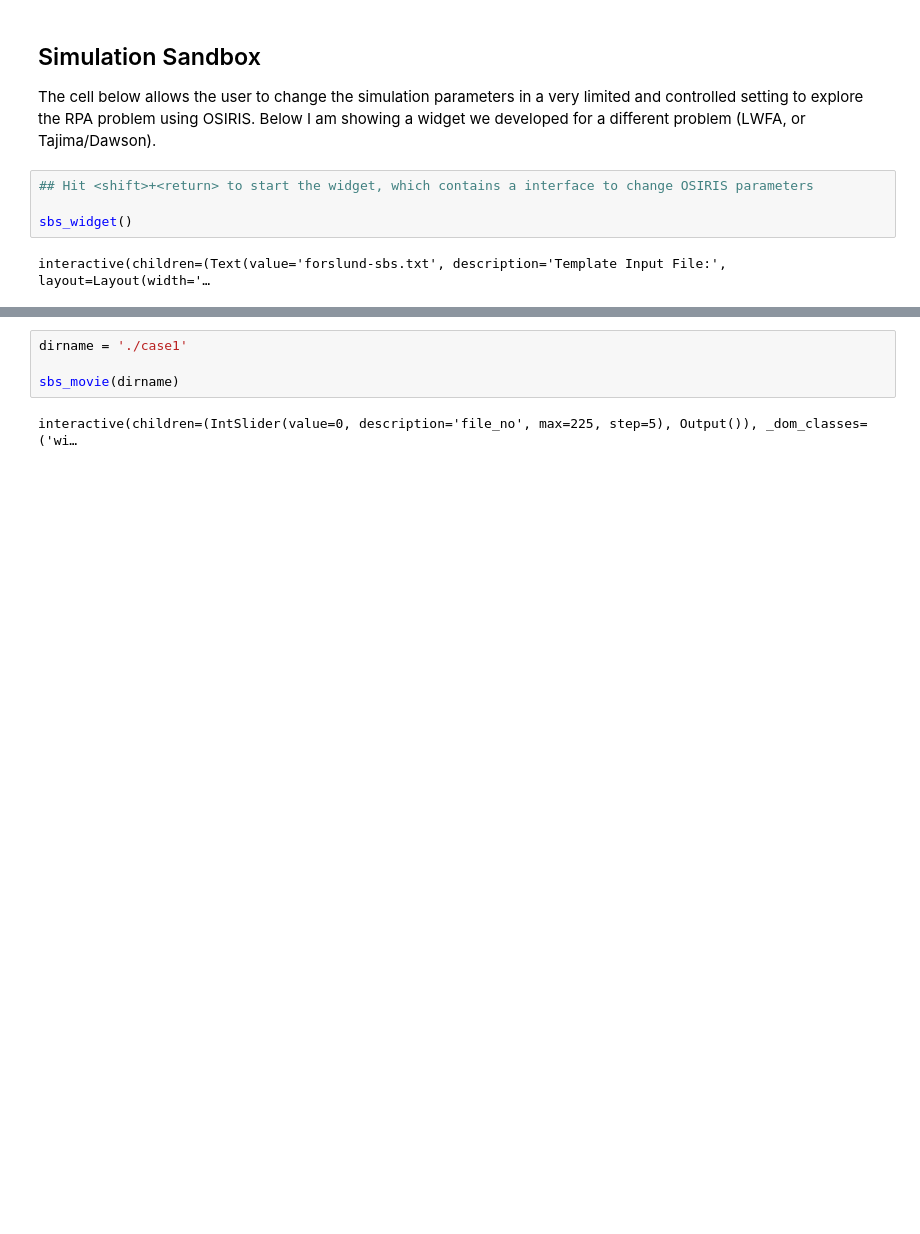
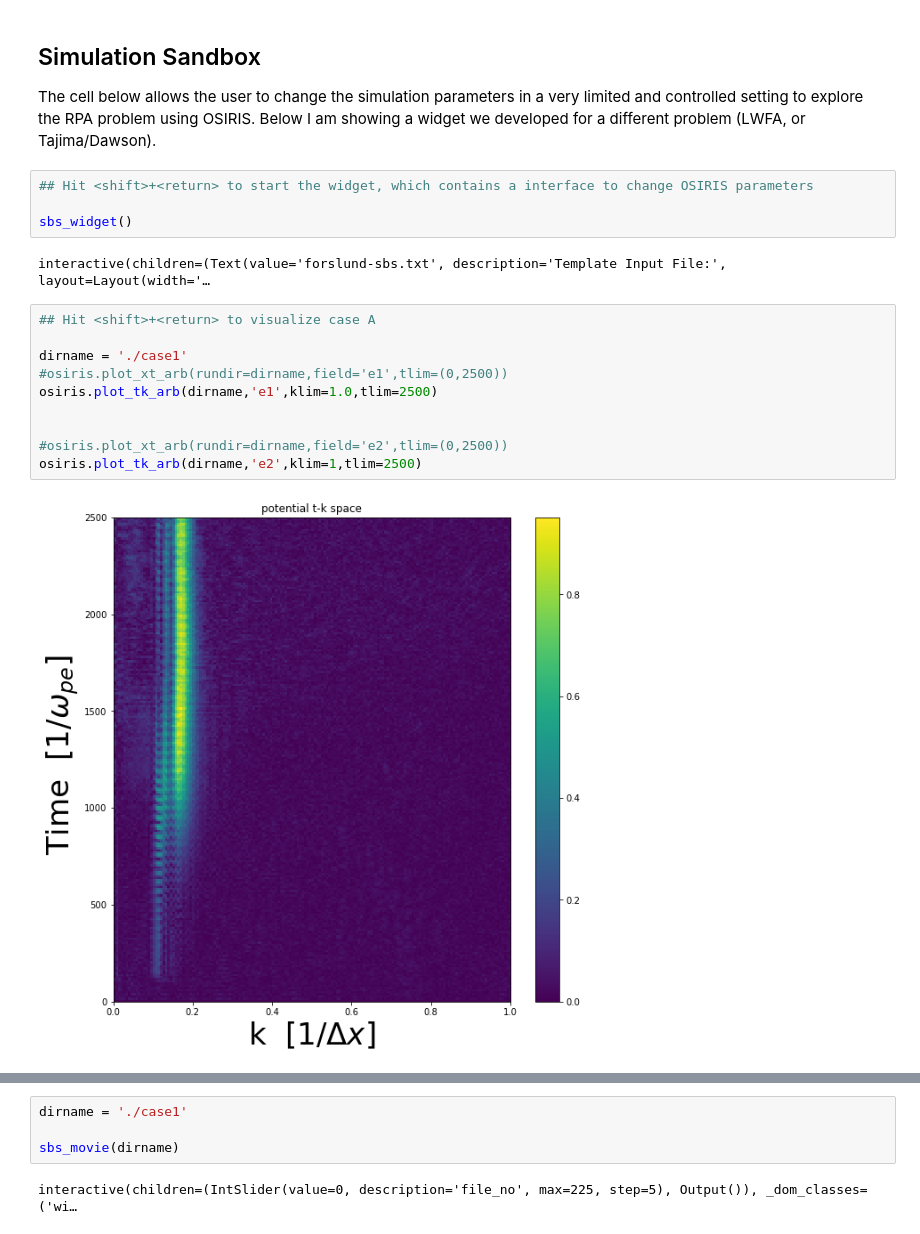
Before and after one commit to UCLA-Plasma-Simulation-Group/JupyterPIC, a Jupyter notebook: dev/SBS/SBS-v1.ipynb, the cells around one changed output, grey strips where cells are left out. Saved outputs shown, nothing was run; the diff lists cells and outputs as text; blank space fills up the shorter version.

```diff
--- a/dev/SBS/SBS-v1.ipynb
+++ b/dev/SBS/SBS-v1.ipynb
@@ -130,3 +121,15 @@ The cell below allows the user to change the simulation parameters in a very lim
 sbs_widget()
 # %% [output]
 interactive(children=(Text(value='forslund-sbs.txt', description='Template Input File:', layout=Layout(width='…
+# %%
+## Hit <shift>+<return> to visualize case A
+
+dirname = './case1'
+#osiris.plot_xt_arb(rundir=dirname,field='e1',tlim=(0,2500))
+osiris.plot_tk_arb(dirname,'e1',klim=1.0,tlim=2500)
+
+
+#osiris.plot_xt_arb(rundir=dirname,field='e2',tlim=(0,2500))
+osiris.plot_tk_arb(dirname,'e2',klim=1,tlim=2500)
+# %% [output]
+[figure, added]
```
Also changed, not shown: parts of 8 cells of this notebook, 1 other file.
